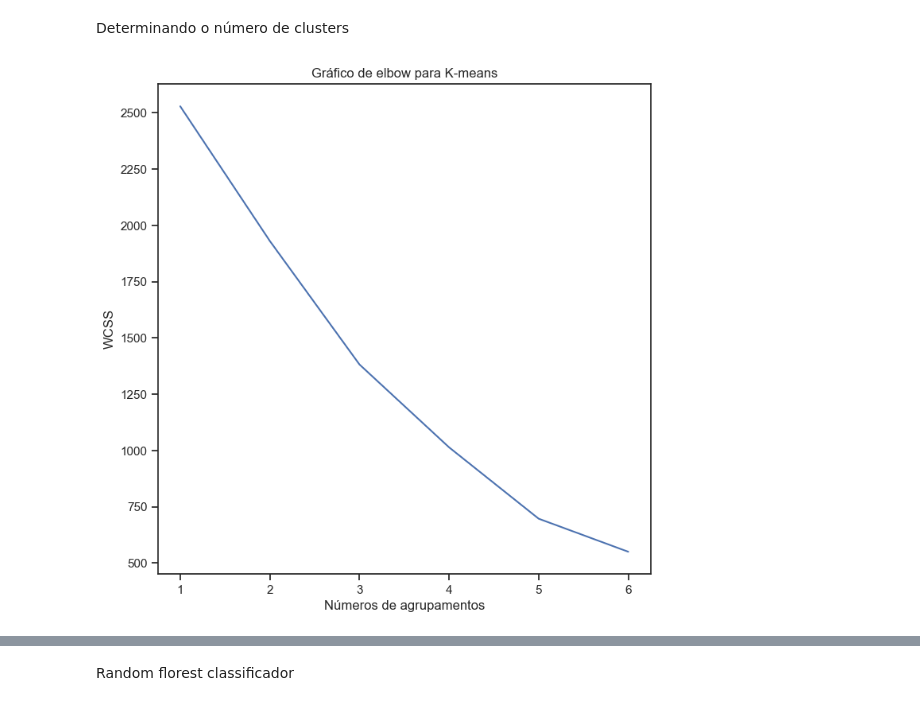
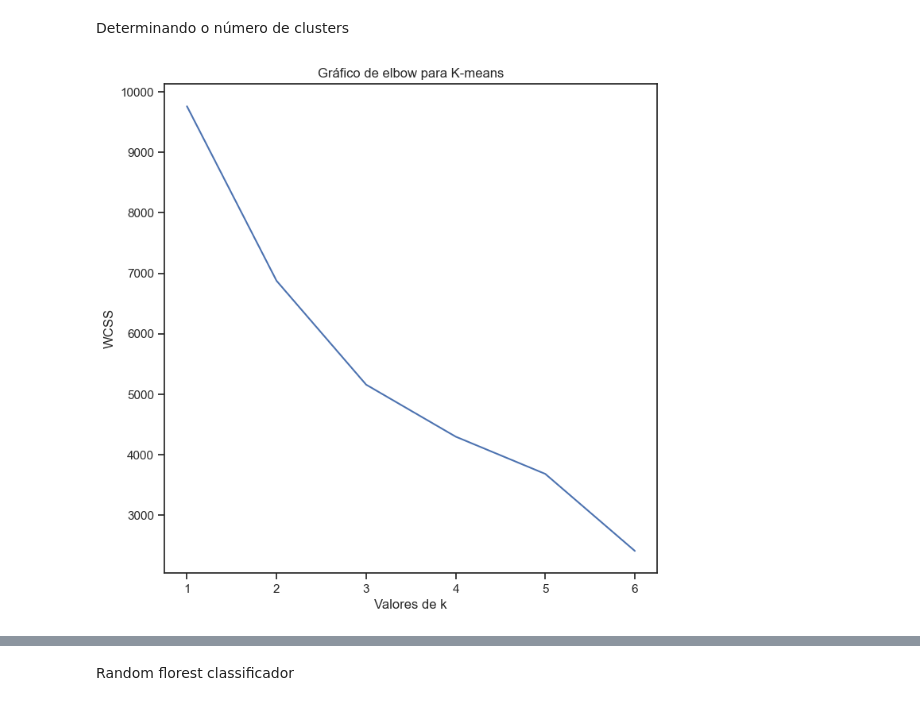
Before and after one commit to MarceloMdeO/TCC_DSA, a Jupyter notebook: ML_metal.ipynb, the cells around one changed output, grey strips where cells are left out. Drawn from its saved outputs; the diff is of its cells as text; code cells hidden in the pictures.

```diff
--- a/ML_metal.ipynb
+++ b/ML_metal.ipynb
@@ -127,0 +189,3 @@ plt.show()
+# %%
+df_teste = pd.DataFrame(data = x_teste, columns = X.columns)
+df_teste.head(3)
@@ -175,0 +365,34 @@ TypeError: text() missing 1 required positional argument: 's'
+# %%
+pca_df_scaled3= pca_df.copy()
+scaler_df3 = pca_df[['PC1', 'PC3']]
+scaler3 = 1/ (scaler_df3.max() - scaler_df3.min())
+
+for index in scaler3.index:
+    pca_df_scaled2[index]*=scaler3[index]
+
+#get de loadings
+sns.set_theme(style = 'dark')
+xs = loadings[1]
+ys = loadings[2]
+
+sns.lmplot(data = pca_df_scaled2, x = 'PC2', y = 'PC3', hue = 'tipo', fit_reg=False)
+
+for i, varnames in enumerate(features_names):
+    plt.scatter(xs[i], ys[i], s= 200)
+    plt.arrow(0, 0,
+              xs[i],
+              ys[i],
+              color='blue',
+              head_width = 0.01
+              )
+    plt.text(xs[i], ys[i], varnames)
+
+ticks = np.linspace(-0.8, 0.8, num =5)
+plt.xticks(ticks)
+plt.yticks(ticks)
+
+plt.xlabel('PC2', fontsize = 10)
+plt.ylabel('PC3',  fontsize = 10)
+plt.title('Figura 3: 2D Biplot do PC2 e PC3', fontsize = 12)
+
+plt.show()
@@ -179,21 +404,21 @@ Determinando o número de clusters
 wcs = {}
 
 for i in range (1, 7):
-    kmeans = KMeans(n_clusters = i, init = 'k-means++', random_state = 50)
-    kmeans.fit(X)
+    kmeans = KMeans(n_clusters = i, n_init = 'auto', random_state = 42)
+    kmeans.fit(df_treino)
     wcs[i] = kmeans.inertia_
 # %%
 #Gráfico de elbow
 sns.set_theme(style ='ticks')
 
 f, ax = plt.subplots(figsize = (8,8))
 
-sns.lineplot(x = wcs.keys(), y = wcs.values(), markers='*', markersize = 50)
+sns.lineplot(x = wcs.keys(), y = wcs.values())
 
-ax.set(xlabel='Números de agrupamentos')
+ax.set(xlabel='Valores de k')
 ax.set(ylabel= 'WCSS')
 ax.set(title = 'Gráfico de elbow para K-means')
 
 plt.show()
 # %% [output]
-[figure, old version]
+[figure, new version]
```
Also changed, not shown: parts of 58 cells of this notebook, 3 other files.
